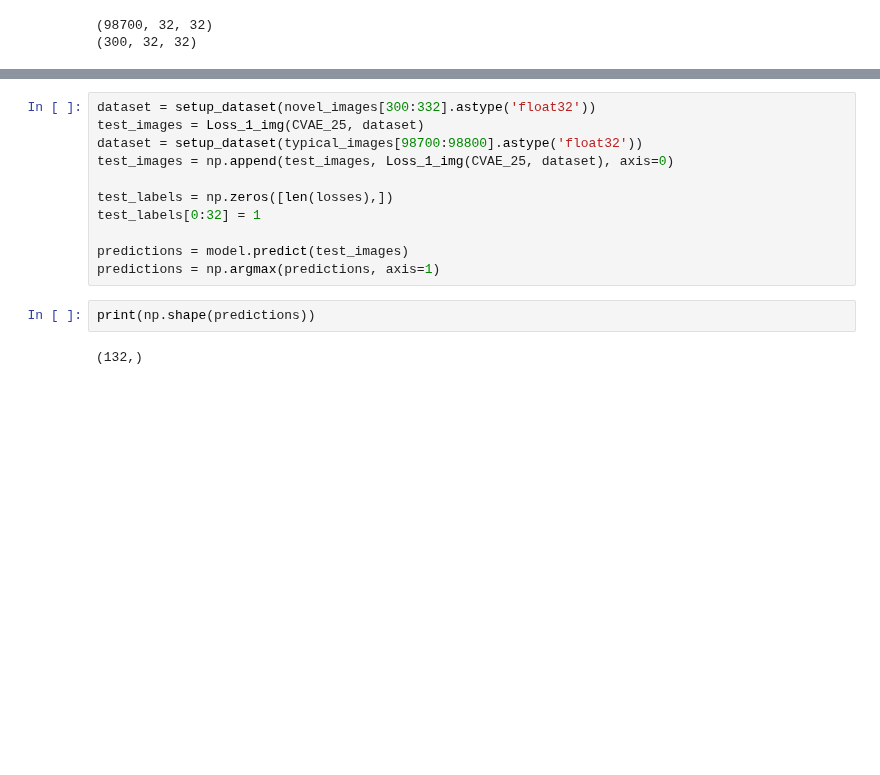
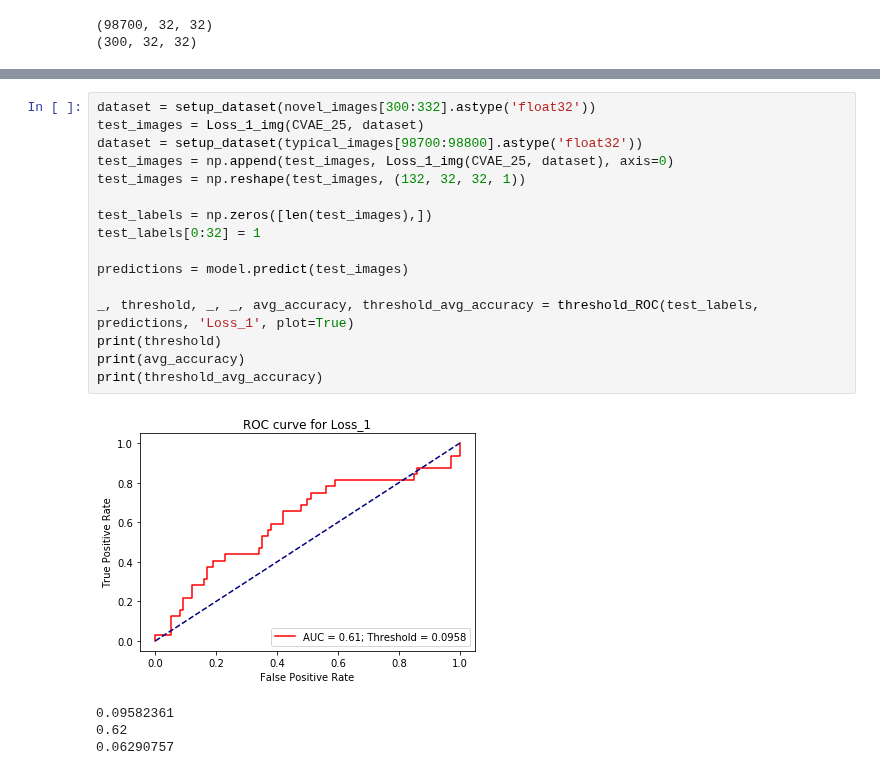
Before and after one commit to lorenzosintini/4YP, a Jupyter notebook: Models_v3/VAE_Novel_NASA.ipynb, the cells around one changed output, grey strips where cells are left out. Saved outputs shown, nothing was run; the diff lists cells and outputs as text; blank space fills up the shorter version.

```diff
--- a/Models_v3/VAE_Novel_NASA.ipynb
+++ b/Models_v3/VAE_Novel_NASA.ipynb
@@ -1183,16 +1197,22 @@ Epoch 15/15
 # %%
 dataset = setup_dataset(novel_images[300:332].astype('float32'))
 test_images = Loss_1_img(CVAE_25, dataset)
 dataset = setup_dataset(typical_images[98700:98800].astype('float32'))
 test_images = np.append(test_images, Loss_1_img(CVAE_25, dataset), axis=0)
+test_images = np.reshape(test_images, (132, 32, 32, 1))
 
-test_labels = np.zeros([len(losses),])
+test_labels = np.zeros([len(test_images),])
 test_labels[0:32] = 1
 
 predictions = model.predict(test_images)
-predictions = np.argmax(predictions, axis=1)
+
+_, threshold, _, _, avg_accuracy, threshold_avg_accuracy = threshold_ROC(test_labels, predictions, 'Loss_1', plot=True)
+print(threshold)
+print(avg_accuracy)
+print(threshold_avg_accuracy)
+# %% [output]
+[figure, added]
+0.09582361
+0.62
+0.06290757
-# %%
-print(np.shape(predictions))
-# %% [output]
-(132,)
 # %%
```
Also changed, not shown: parts of 10 cells of this notebook.
